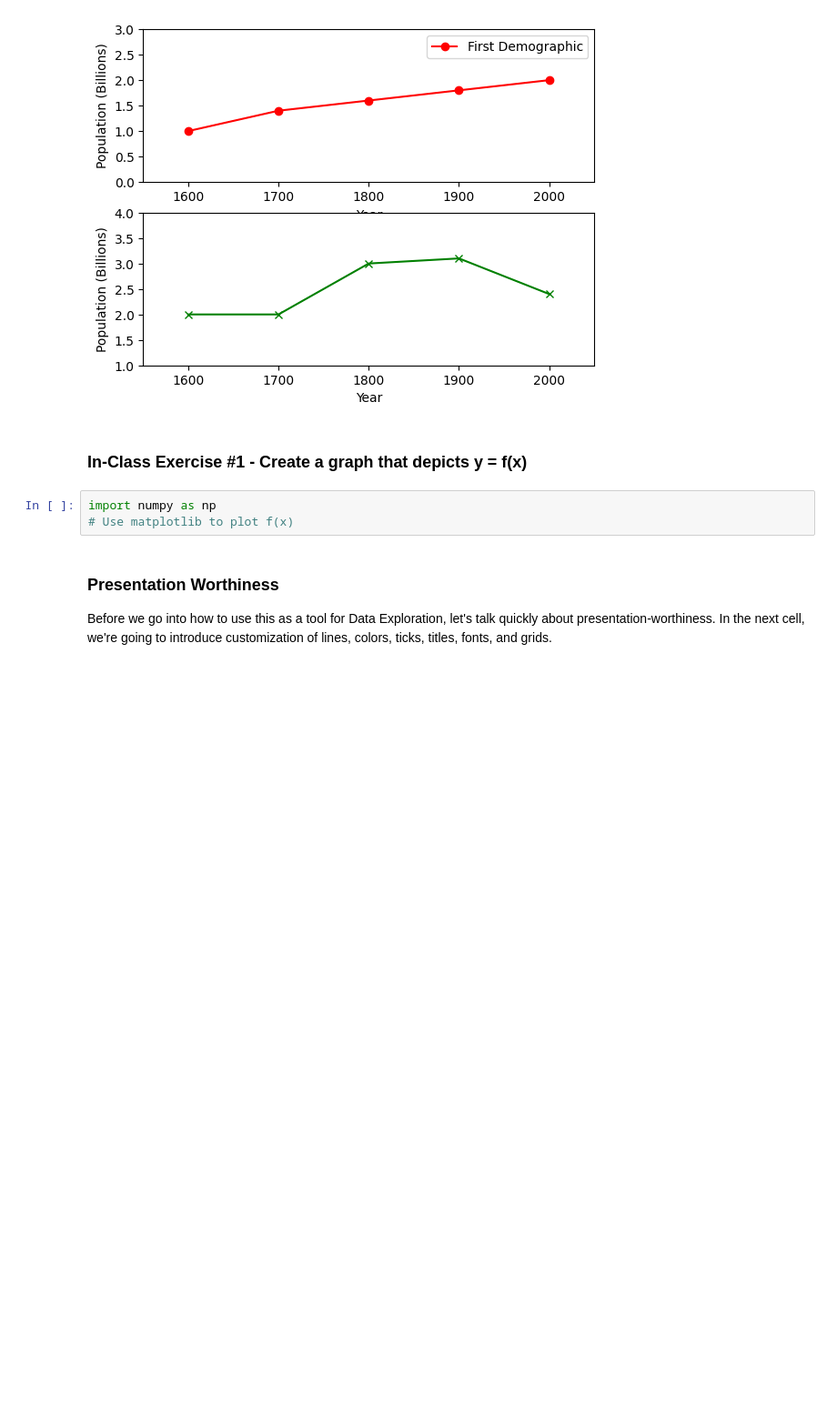
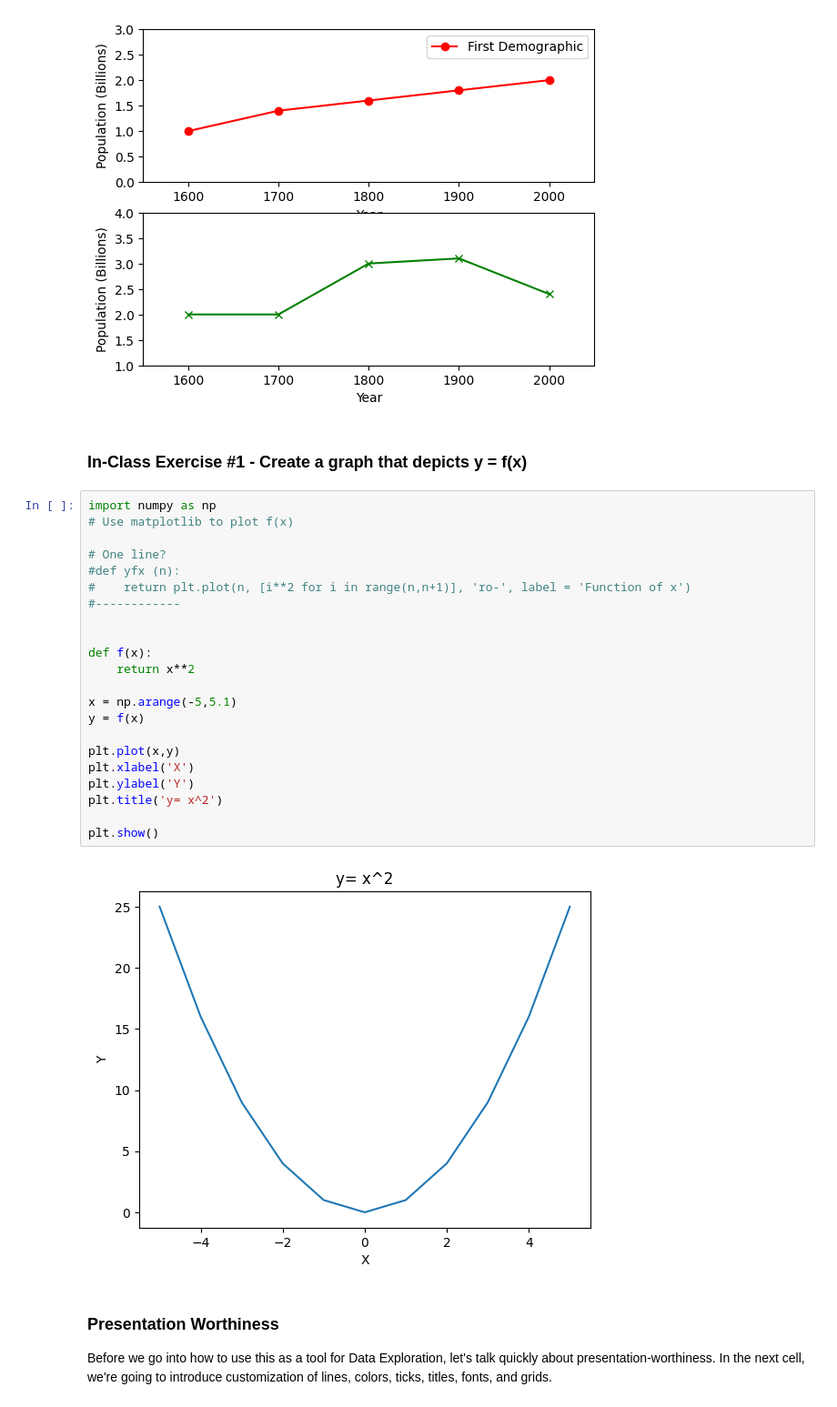
Before and after one commit to Sir-Roe/bootcamp, a Jupyter notebook: week_4/day_2/Python for DA Tuesday Completed.ipynb, the cells around one changed output. Shown at 91% size. Drawn from its saved outputs; the diff is of its cells as text; blank space fills up the shorter version.

```diff
--- a/week_4/day_2/Python for DA Tuesday Completed.ipynb
+++ b/week_4/day_2/Python for DA Tuesday Completed.ipynb
@@ -198,9 +202,30 @@ plt.show();
 [figure]
 # %% [markdown]
 ### **In-Class Exercise #1 - Create a graph that depicts y = f(x)**
-# %%
-import numpy as np
-# Use matplotlib to plot f(x)
+# %%
+import numpy as np
+# Use matplotlib to plot f(x)
+
+# One line?
+#def yfx (n):
+#    return plt.plot(n, [i**2 for i in range(n,n+1)], 'ro-', label = 'Function of x')
+#------------
+
+
+def f(x):
+    return x**2
+
+x = np.arange(-5,5.1)
+y = f(x)
+
+plt.plot(x,y)
+plt.xlabel('X')
+plt.ylabel('Y')
+plt.title('y= x^2')
+
+plt.show()
+# %% [output]
+[figure, added]
 # %% [markdown]
 ### **Presentation Worthiness**
 
```
Also changed, not shown: parts of 19 cells of this notebook, 8 other files.
